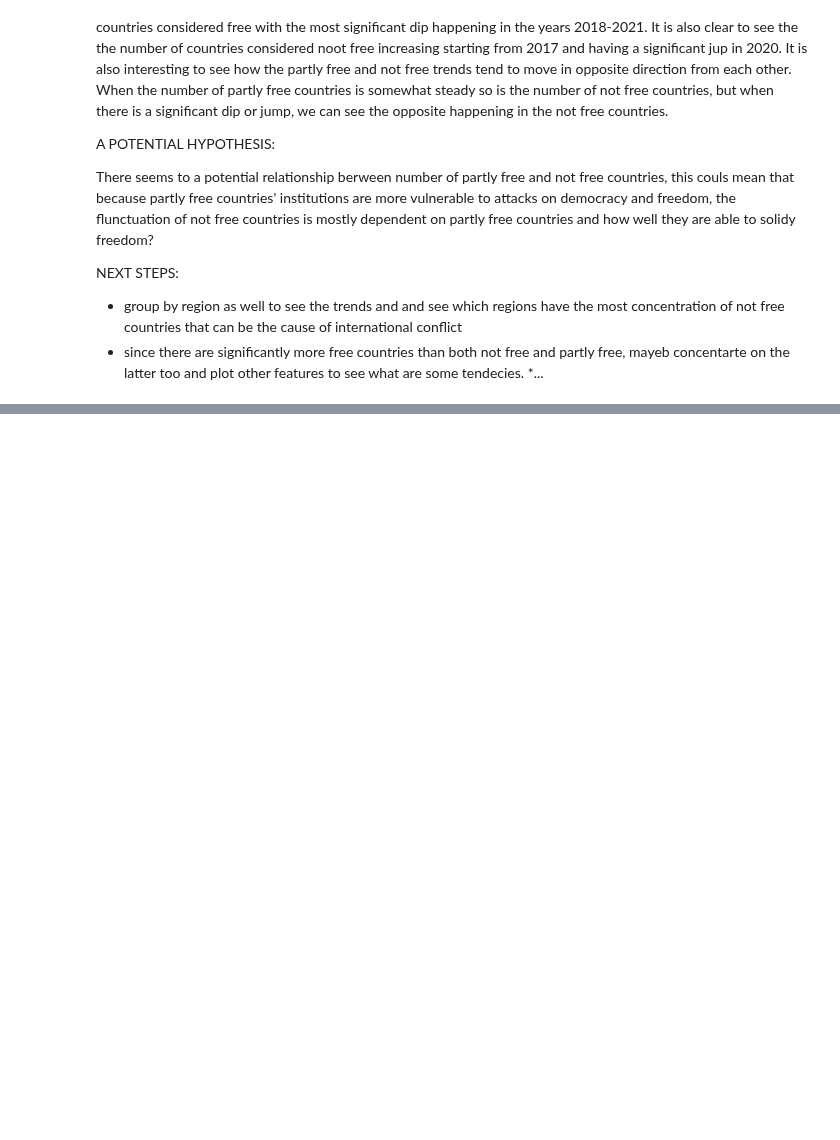
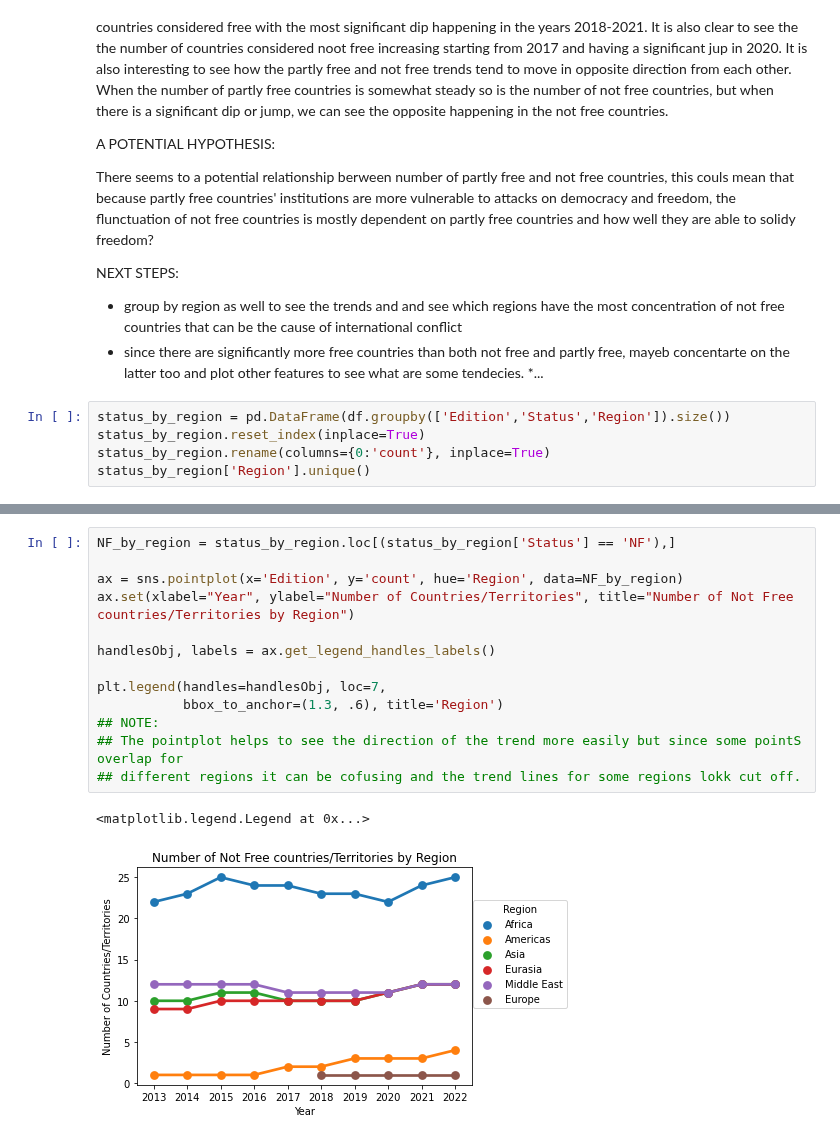
Before and after one commit to uic-cs418/cs418-spring22-eda-llc, a Jupyter notebook: allDataEDA.ipynb, the cells around one changed output, grey strips where cells are left out. Cells and saved outputs as stored; diff of their text form; blank space fills up the shorter version.

Commit message:
more graphs and ml

```diff
--- a/allDataEDA.ipynb
+++ b/allDataEDA.ipynb
@@ -86,3 +97,8 @@ NEXT STEPS:
 * group by region as well to see the trends and and see which regions have the most concentration of not free countries that can be the cause of international conflict
 * since there are significantly more free countries than both not free and partly free, mayeb concentarte on the latter too and plot other features to see what are some tendecies.
 *...
+# %%
+status_by_region = pd.DataFrame(df.groupby(['Edition','Status','Region']).size())
+status_by_region.reset_index(inplace=True)
+status_by_region.rename(columns={0:'count'}, inplace=True)
+status_by_region['Region'].unique()
@@ -88,0 +124,16 @@ NEXT STEPS:
+# %%
+NF_by_region = status_by_region.loc[(status_by_region['Status'] == 'NF'),]
+
+ax = sns.pointplot(x='Edition', y='count', hue='Region', data=NF_by_region)
+ax.set(xlabel="Year", ylabel="Number of Countries/Territories", title="Number of Not Free countries/Territories by Region")
+
+handlesObj, labels = ax.get_legend_handles_labels()
+
+plt.legend(handles=handlesObj, loc=7,
+           bbox_to_anchor=(1.3, .6), title='Region')
+## NOTE:
+## The pointplot helps to see the direction of the trend more easily but since some pointS overlap for
+## different regions it can be cofusing and the trend lines for some regions lokk cut off.
+# %% [output]
+<matplotlib.legend.Legend at 0x...>
+[figure, added]
```
Also changed, not shown: parts of 28 cells of this notebook.
